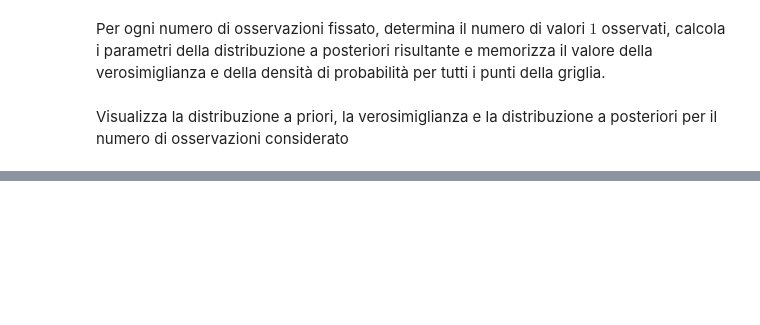
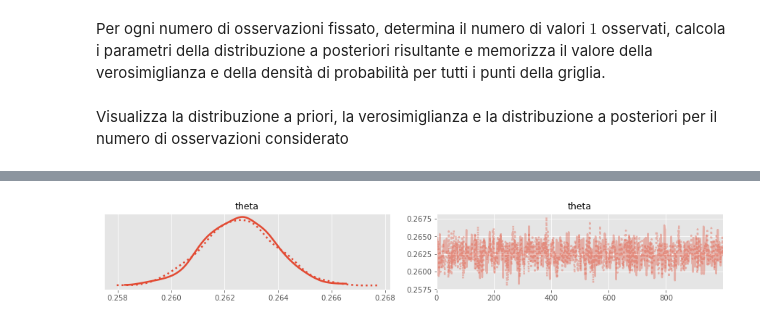
Before and after one commit to tvml/ml2324, a Jupyter notebook: codici/BetaBernoulli.ipynb, the cells around one changed output, grey strips where cells are left out. Cells and saved outputs as stored; diff of their text form; code cells hidden in the pictures; blank space fills up the shorter version.

```diff
--- a/codici/BetaBernoulli.ipynb
+++ b/codici/BetaBernoulli.ipynb
@@ -154,0 +194,4 @@ theta_data = data.sum()/len(data)
+# %%
+az.plot_trace(trace, var_names=["theta"]);
+# %% [output]
+[figure, added]
```
Also changed, not shown: parts of 28 cells of this notebook.
